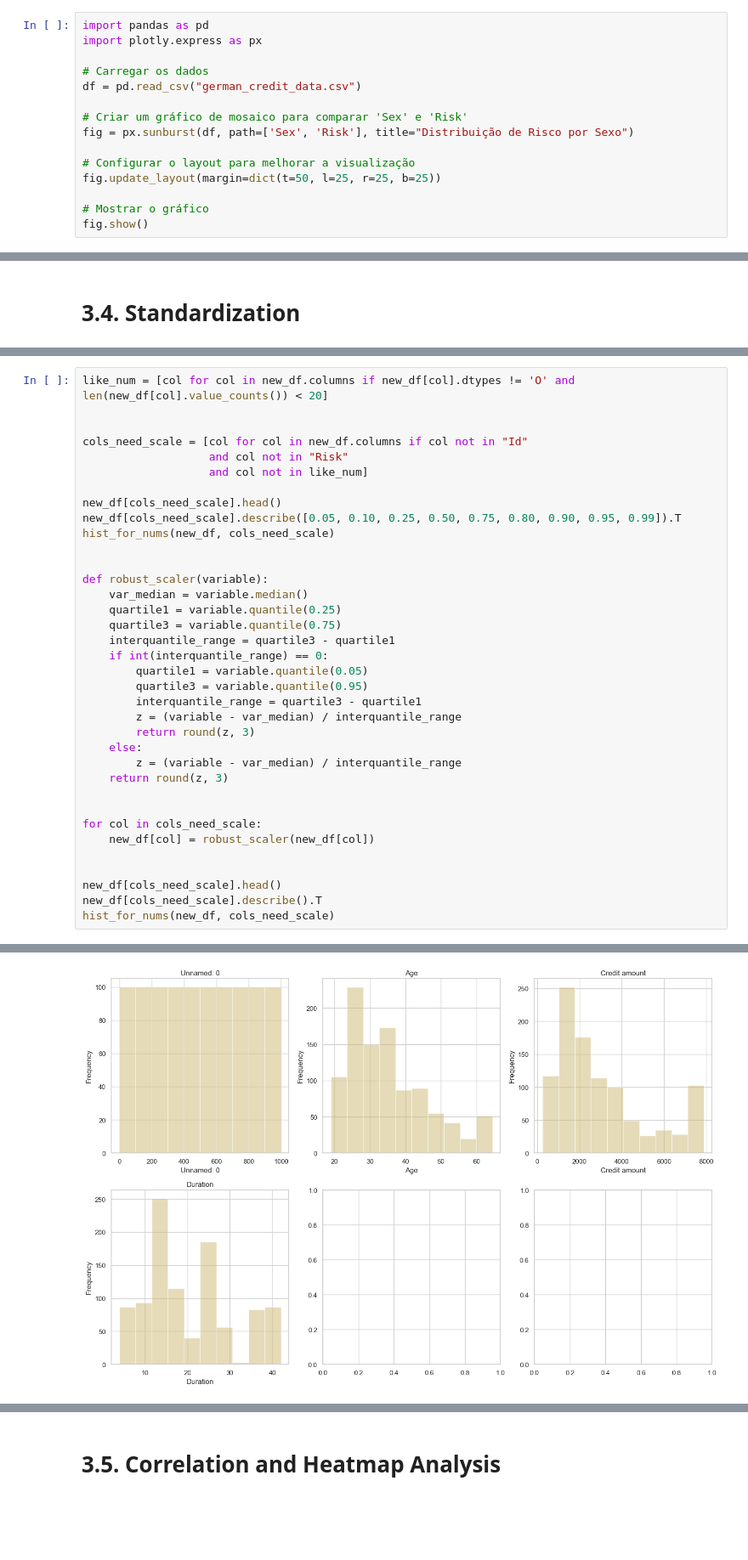
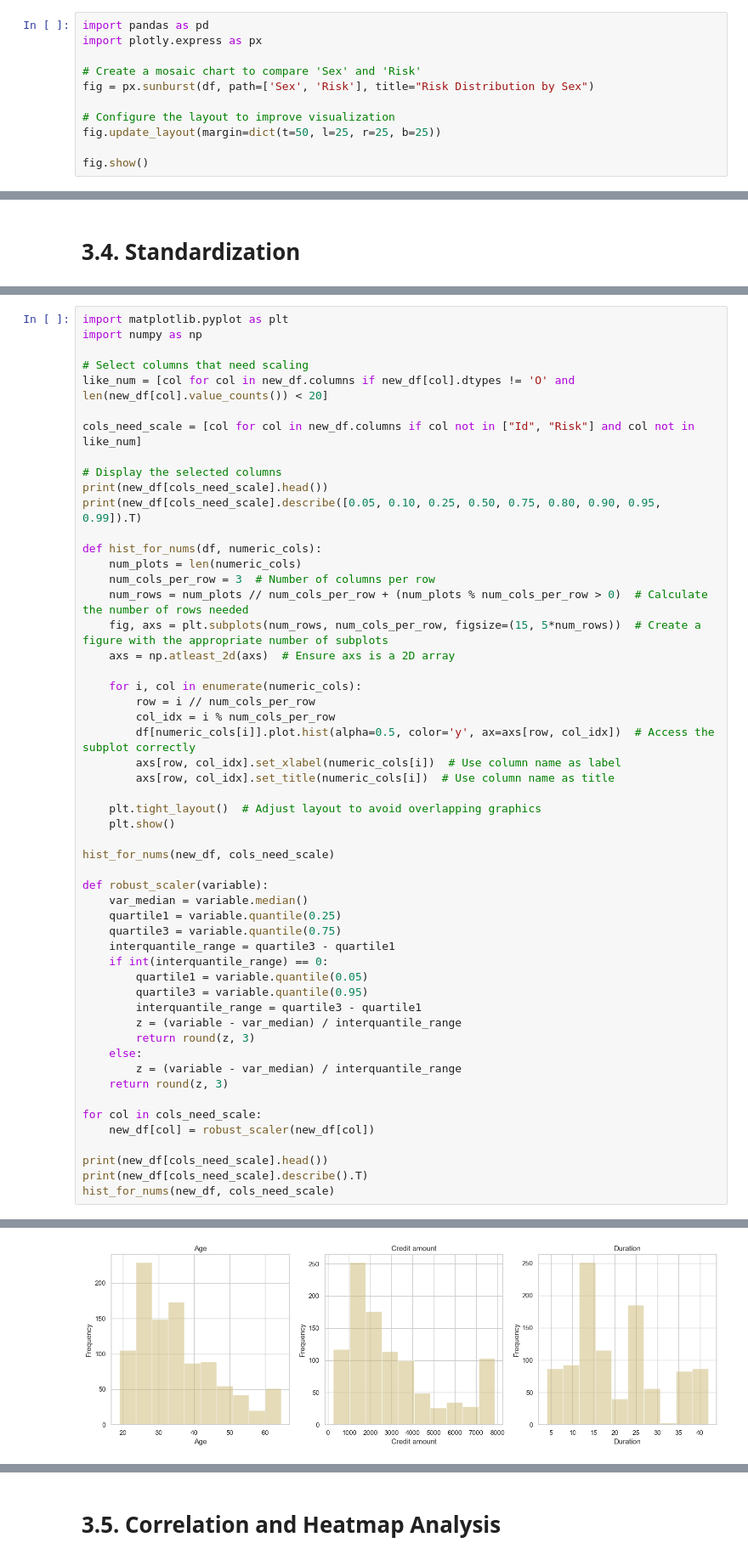
Before and after one commit to CCT-Dublin/capstone-project-feb-2024-ft-Marluce2906, a Jupyter notebook: MarluceTacianaBora_StratThink_HDipData_CA2.ipynb, the cells around one changed output, grey strips where cells are left out. Shown at 85% size. Drawn from its saved outputs; the diff is of its cells as text; blank space fills up the shorter version.

```diff
--- a/MarluceTacianaBora_StratThink_HDipData_CA2.ipynb
+++ b/MarluceTacianaBora_StratThink_HDipData_CA2.ipynb
@@ -464,16 +460,12 @@ Visualizando Comparison of Sex and Risk
 import pandas as pd
 import plotly.express as px
 
-# Carregar os dados
-df = pd.read_csv("german_credit_data.csv")
+# Create a mosaic chart to compare 'Sex' and 'Risk'
+fig = px.sunburst(df, path=['Sex', 'Risk'], title="Risk Distribution by Sex")
 
-# Criar um gráfico de mosaico para comparar 'Sex' e 'Risk'
-fig = px.sunburst(df, path=['Sex', 'Risk'], title="Distribuição de Risco por Sexo")
-
-# Configurar o layout para melhorar a visualização
+# Configure the layout to improve visualization
 fig.update_layout(margin=dict(t=50, l=25, r=25, b=25))
 
-# Mostrar o gráfico
 fig.show()
 # %% [output]
 [interactive output not drawn]
@@ -777,16 +749,35 @@ Index(['Unnamed: 0', 'Age', 'Job', 'Credit amount', 'Duration', 'Purpose_car',
       dtype='object')
 # %%
+import matplotlib.pyplot as plt
+import numpy as np
+
+# Select columns that need scaling
 like_num = [col for col in new_df.columns if new_df[col].dtypes != 'O' and len(new_df[col].value_counts()) < 20]
 
+cols_need_scale = [col for col in new_df.columns if col not in ["Id", "Risk"] and col not in like_num]
 
-cols_need_scale = [col for col in new_df.columns if col not in "Id"
-                   and col not in "Risk"
-                   and col not in like_num]
+# Display the selected columns
+print(new_df[cols_need_scale].head())
+print(new_df[cols_need_scale].describe([0.05, 0.10, 0.25, 0.50, 0.75, 0.80, 0.90, 0.95, 0.99]).T)
 
-new_df[cols_need_scale].head()
-new_df[cols_need_scale].describe([0.05, 0.10, 0.25, 0.50, 0.75, 0.80, 0.90, 0.95, 0.99]).T
+def hist_for_nums(df, numeric_cols):
+    num_plots = len(numeric_cols)
+    num_cols_per_row = 3  # Number of columns per row
+    num_rows = num_plots // num_cols_per_row + (num_plots % num_cols_per_row > 0)  # Calculate the number of rows needed
+    fig, axs = plt.subplots(num_rows, num_cols_per_row, figsize=(15, 5*num_rows))  # Create a figure with the appropriate number of subplots
+    axs = np.atleast_2d(axs)  # Ensure axs is a 2D array
+
+    for i, col in enumerate(numeric_cols):
+        row = i // num_cols_per_row
+        col_idx = i % num_cols_per_row
+        df[numeric_cols[i]].plot.hist(alpha=0.5, color='y', ax=axs[row, col_idx])  # Access the subplot correctly
+        axs[row, col_idx].set_xlabel(numeric_cols[i])  # Use column name as label
+        axs[row, col_idx].set_title(numeric_cols[i])  # Use column name as title
+
+    plt.tight_layout()  # Adjust layout to avoid overlapping graphics
+    plt.show()
+
 hist_for_nums(new_df, cols_need_scale)
-
 
 def robust_scaler(variable):
     var_median = variable.median()
@@ -803,12 +794,10 @@ def robust_scaler(variable):
         z = (variable - var_median) / interquantile_range
     return round(z, 3)
 
-
 for col in cols_need_scale:
     new_df[col] = robust_scaler(new_df[col])
 
-
-new_df[cols_need_scale].head()
-new_df[cols_need_scale].describe().T
+print(new_df[cols_need_scale].head())
+print(new_df[cols_need_scale].describe().T)
 hist_for_nums(new_df, cols_need_scale)
 # %% [output]
@@ -815 +819 @@ hist_for_nums(new_df, cols_need_scale)
-[figure, old version]
+[figure, new version]
```
Also changed, not shown: parts of 66 cells of this notebook.
